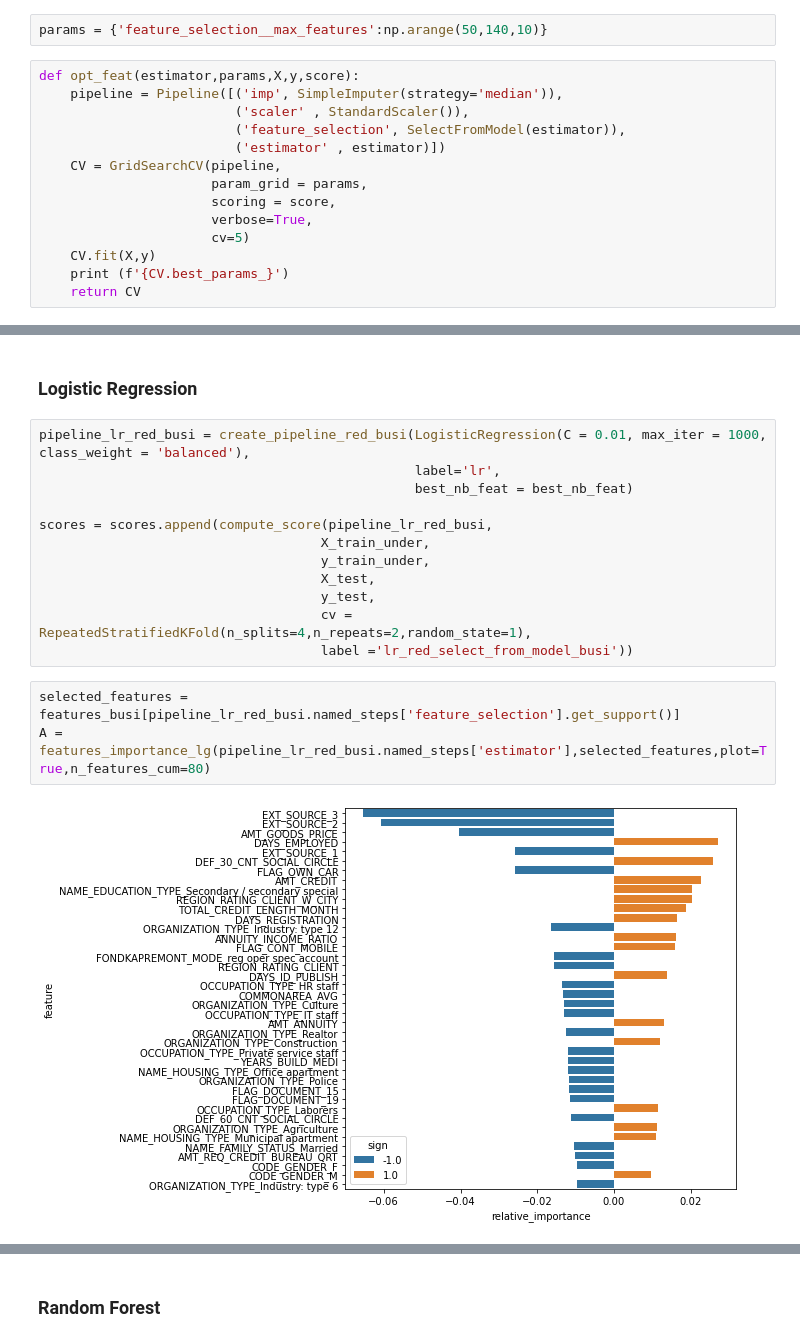
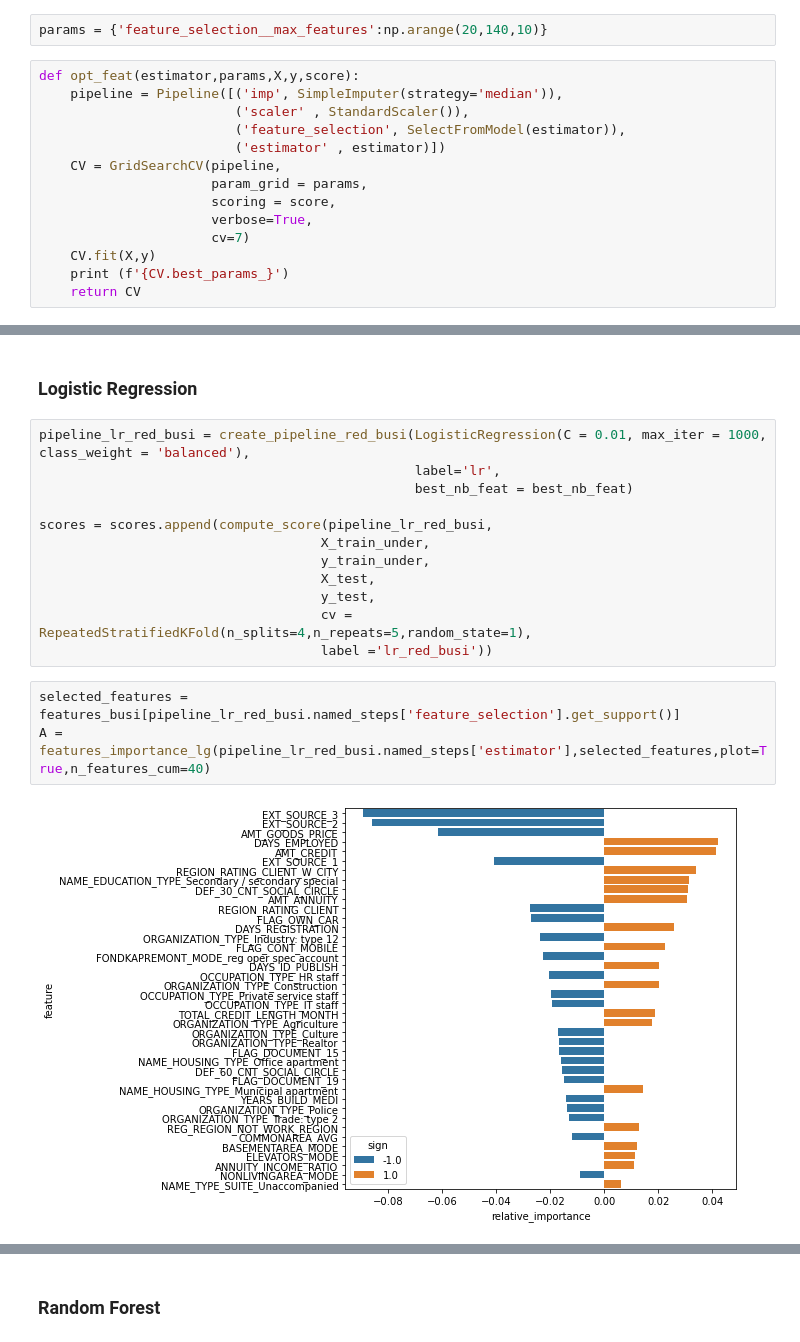
Before and after one commit to yhereng/OpenClassrooms, a Jupyter notebook: OC-P4/Projet 4 - Construisez un modèle de scoring.ipynb, the cells around one changed output, grey strips where cells are left out. Cells and saved outputs as stored; diff of their text form.

```diff
--- a/OC-P4/Projet 4 - Construisez un modèle de scoring.ipynb
+++ b/OC-P4/Projet 4 - Construisez un modèle de scoring.ipynb
@@ -672,7 +695,7 @@ score = 'f1'
 # %%
 best_nb_feat = {}
 # %%
-params = {'feature_selection__max_features':np.arange(50,140,10)}
+params = {'feature_selection__max_features':np.arange(20,140,10)}
 # %%
 def opt_feat(estimator,params,X,y,score):
     pipeline = Pipeline([('imp', SimpleImputer(strategy='median')),
@@ -683,7 +706,7 @@ def opt_feat(estimator,params,X,y,score):
                       param_grid = params,
                       scoring = score,
                       verbose=True,
-                      cv=5)
+                      cv=7)
     CV.fit(X,y)
     print (f'{CV.best_params_}')
     return CV
@@ -1149,10 +1168,10 @@ scores = scores.append(compute_score(pipeline_lr_red_busi,
                                     y_train_under,
                                     X_test,
                                     y_test,
-                                    cv = RepeatedStratifiedKFold(n_splits=4,n_repeats=2,random_state=1),
-                                    label ='lr_red_select_from_model_busi'))
+                                    cv = RepeatedStratifiedKFold(n_splits=4,n_repeats=5,random_state=1),
+                                    label ='lr_red_busi'))
 # %%
 selected_features = features_busi[pipeline_lr_red_busi.named_steps['feature_selection'].get_support()]
-A = features_importance_lg(pipeline_lr_red_busi.named_steps['estimator'],selected_features,plot=True,n_features_cum=80)
+A = features_importance_lg(pipeline_lr_red_busi.named_steps['estimator'],selected_features,plot=True,n_features_cum=40)
 # %% [output]
-[figure, old version]
+[figure, new version]
```
Also changed, not shown: parts of 56 cells of this notebook.
